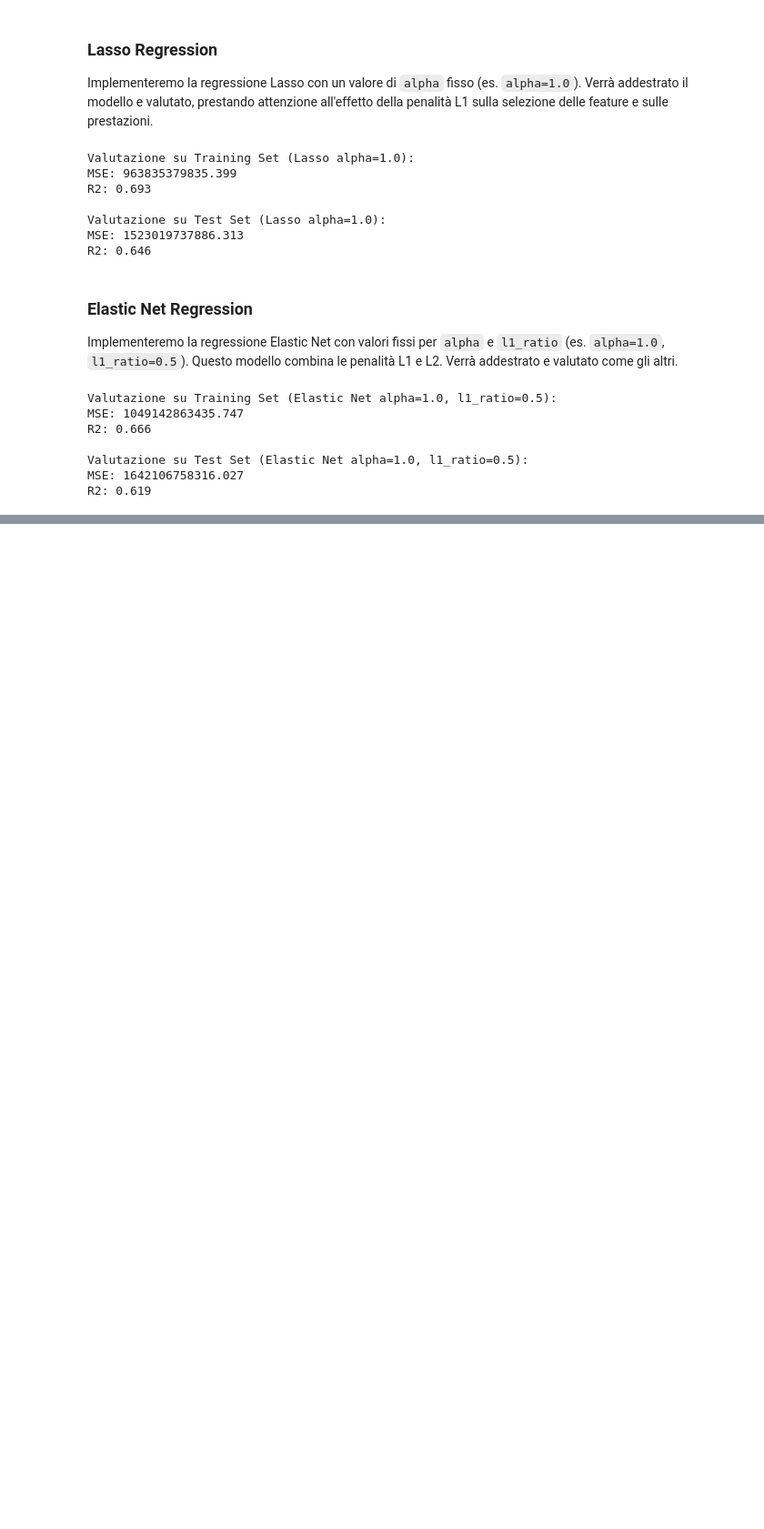
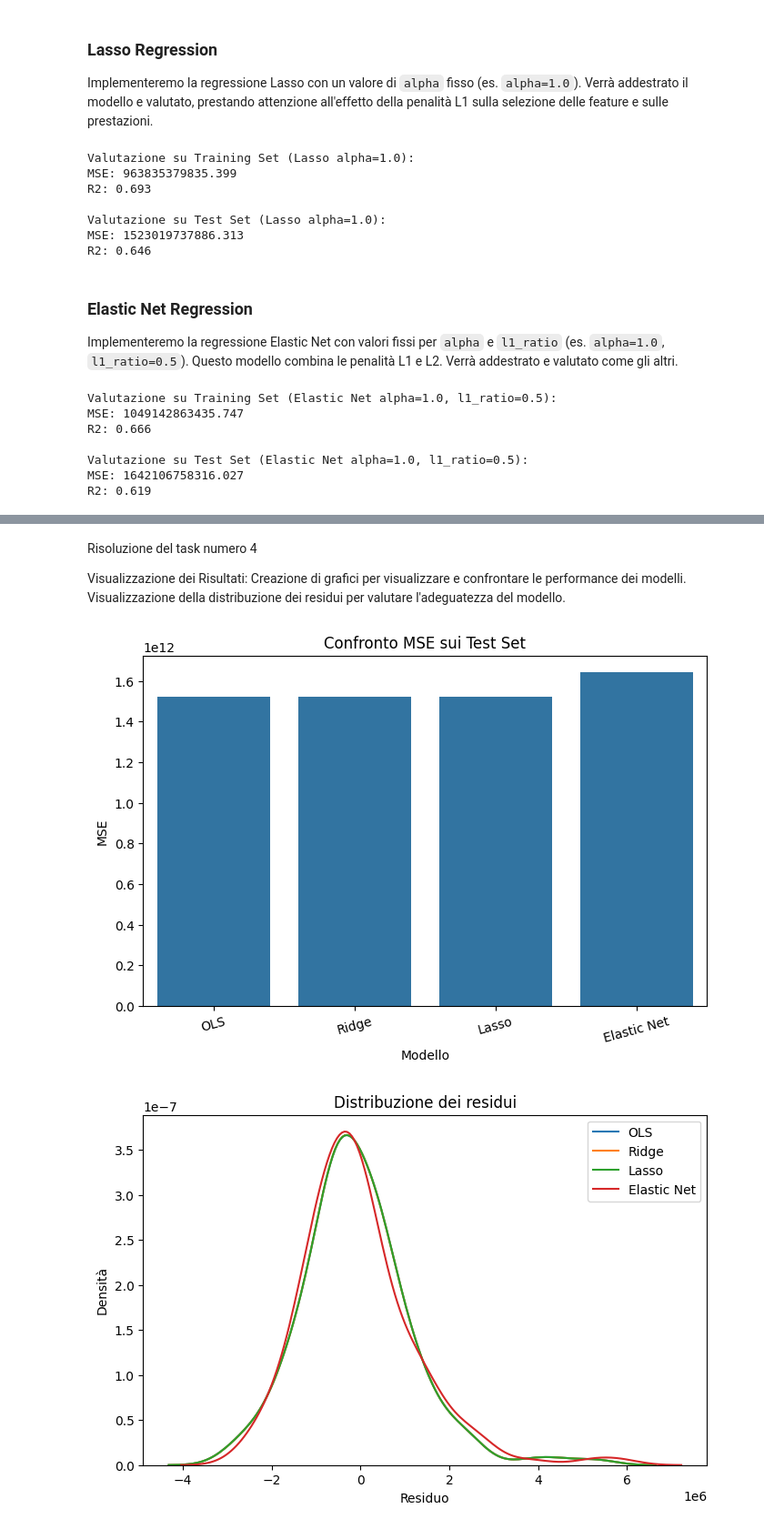
Before and after one commit to Gianluca-dot/Project-Deep-Learning-e-Reti-Neurali, a Jupyter notebook: Copia_di_Modello_di__previsione_per_il_mercato_immobiliare.ipynb, the cells around one changed output, grey strips where cells are left out. Shown at 91% size. Drawn from its saved outputs; the diff is of its cells as text; code cells hidden in the pictures; blank space fills up the shorter version.

```diff
--- a/Copia_di_Modello_di__previsione_per_il_mercato_immobiliare.ipynb
+++ b/Copia_di_Modello_di__previsione_per_il_mercato_immobiliare.ipynb
@@ -803,0 +404,58 @@ Quindi, tutte le fasi del progetto sono state sviluppate e presentate nelle cell
+# %% [markdown]
+Risoluzione del task numero 4
+
+Visualizzazione dei Risultati:
+Creazione di grafici per visualizzare e confrontare le performance dei modelli.
+Visualizzazione della distribuzione dei residui per valutare l'adeguatezza del modello.
+# %%
+import matplotlib.pyplot as plt
+import seaborn as sns
+
+# MSE dei modelli
+mse_test = []
+nomi_modelli = []
+
+for name, model in models.items():
+
+    y_pred = model.predict(X_test_scaled_df)
+    mse = mean_squared_error(y_test, y_pred)
+
+    nomi_modelli.append(name)
+    mse_test.append(mse)
+
+# Grafico confronto MSE
+plt.figure(figsize=(8, 5))
+
+sns.barplot(
+    x=nomi_modelli,
+    y=mse_test
+)
+
+plt.title("Confronto MSE sui Test Set")
+plt.xlabel("Modello")
+plt.ylabel("MSE")
+plt.xticks(rotation=15)
+plt.show()
+
+
+# Distribuzione dei residui
+plt.figure(figsize=(8, 5))
+
+for name, model in models.items():
+
+    y_pred = model.predict(X_test_scaled_df)
+    residui = y_test - y_pred
+
+    sns.kdeplot(
+        residui,
+        label=name
+    )
+
+plt.title("Distribuzione dei residui")
+plt.xlabel("Residuo")
+plt.ylabel("Densità")
+plt.legend()
+plt.show()
+# %% [output]
+[figure, added]
+[figure, added]
```
Also changed, not shown: parts of 37 cells of this notebook.
